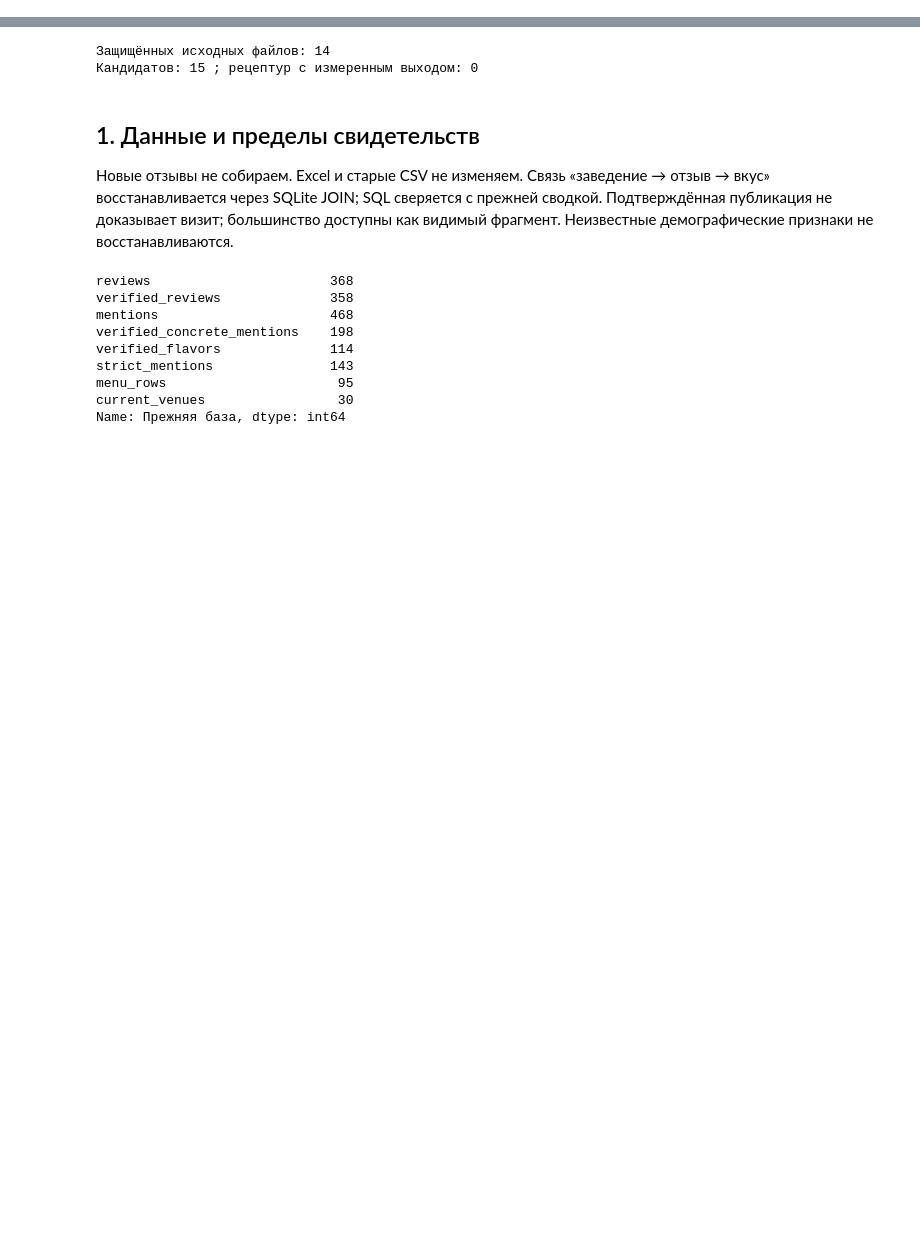
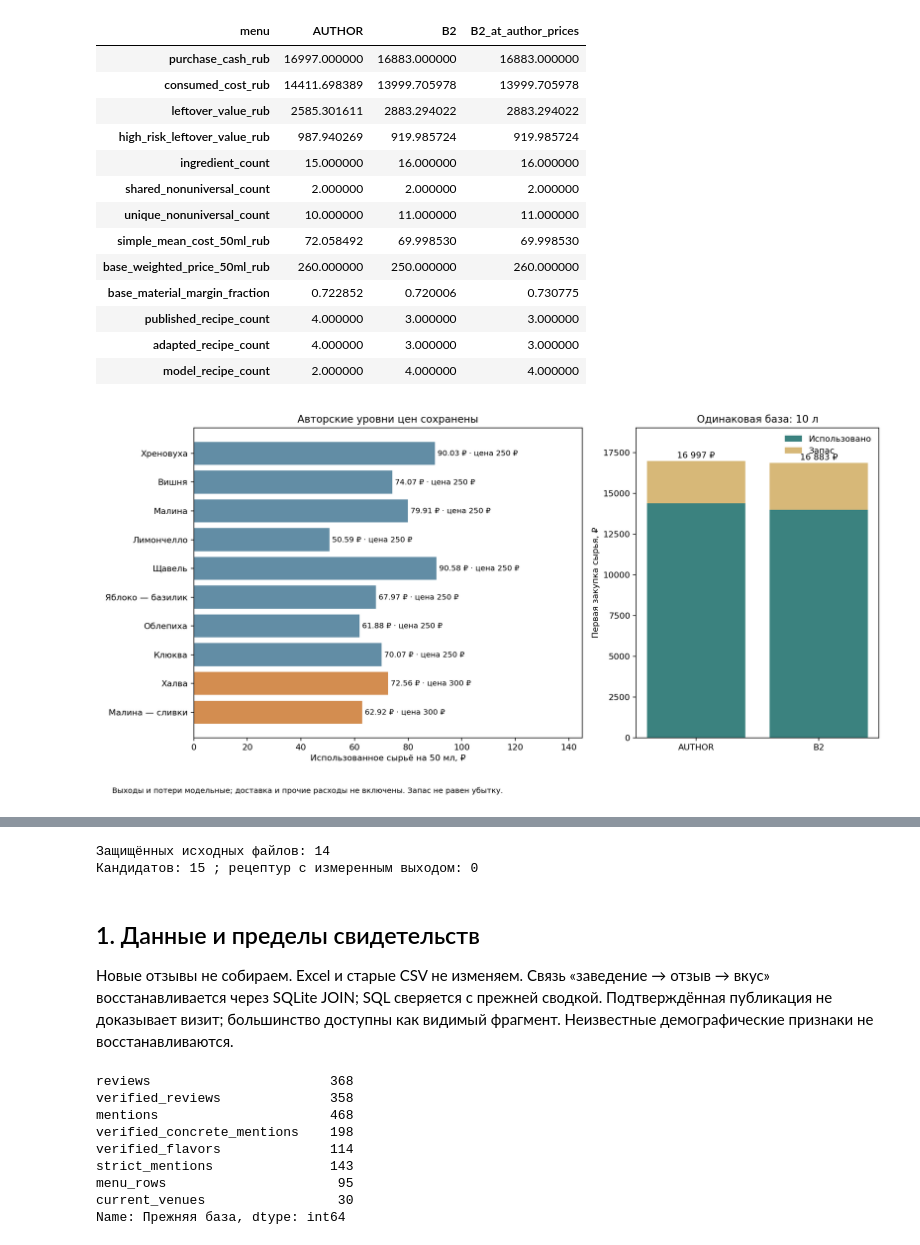
Before and after one commit to Alina-lab/Bar_menu, a Jupyter notebook: assortment_economics.ipynb, the cells around one changed output, grey strips where cells are left out. Drawn from its saved outputs; the diff is of its cells as text; code cells hidden in the pictures; blank space fills up the shorter version.

```diff
--- a/assortment_economics.ipynb
+++ b/assortment_economics.ipynb
@@ -0,0 +7,20 @@
+# %%
+from pathlib import Path
+import json
+import pandas as pd
+from IPython.display import display, Image, Markdown
+from scripts import author_menu as a
+from scripts import economics as e
+ROOT = Path.cwd()
+assert (ROOT / "data/economics/author_selected_menu.csv").exists()
+author_result = a.run()
+out = ROOT / "data/economics/results"
+def ar(name): return pd.read_csv(out / ("author_" + name + ".csv"))
+author_menu = a.load_author_menu()
+author_items = ar("items")
+author_procurement = ar("procurement")
+author_comparison = ar("comparison")
+author_prices = ar("price_scenarios")
+print("Оптимизатор вызван:", author_result["optimizer_called"])
+print("Сохранённый авторский набор:", ", ".join(author_result["selected_ids"]))
+print("Защищённых первичных файлов:", len(e.check_baseline()["protected_files_sha256"]))
@@ -0,0 +277,19 @@
+# %%
+display(author_comparison.set_index("menu")[["purchase_cash_rub","consumed_cost_rub","leftover_value_rub","high_risk_leftover_value_rub","ingredient_count","shared_nonuniversal_count","unique_nonuniversal_count","simple_mean_cost_50ml_rub","base_weighted_price_50ml_rub","base_material_margin_fraction","published_recipe_count","adapted_recipe_count","model_recipe_count"]].T)
+display(Image(filename=str(ROOT / "figures/economics/author_economics.png")))
+# %% [output]
+| menu | AUTHOR | B2 | B2_at_author_prices |
+| purchase_cash_rub | 16997.000000 | 16883.000000 | 16883.000000 |
+| consumed_cost_rub | 14411.698389 | 13999.705978 | 13999.705978 |
+| leftover_value_rub | 2585.301611 | 2883.294022 | 2883.294022 |
+| high_risk_leftover_value_rub | 987.940269 | 919.985724 | 919.985724 |
+| ingredient_count | 15.000000 | 16.000000 | 16.000000 |
+| shared_nonuniversal_count | 2.000000 | 2.000000 | 2.000000 |
+| unique_nonuniversal_count | 10.000000 | 11.000000 | 11.000000 |
+| simple_mean_cost_50ml_rub | 72.058492 | 69.998530 | 69.998530 |
+| base_weighted_price_50ml_rub | 260.000000 | 250.000000 | 260.000000 |
+| base_material_margin_fraction | 0.722852 | 0.720006 | 0.730775 |
+| published_recipe_count | 4.000000 | 3.000000 | 3.000000 |
+| adapted_recipe_count | 4.000000 | 3.000000 | 3.000000 |
+| model_recipe_count | 2.000000 | 4.000000 | 4.000000 |
+[figure, added]
```
Also changed, not shown: parts of 23 cells of this notebook, 24 other files.
